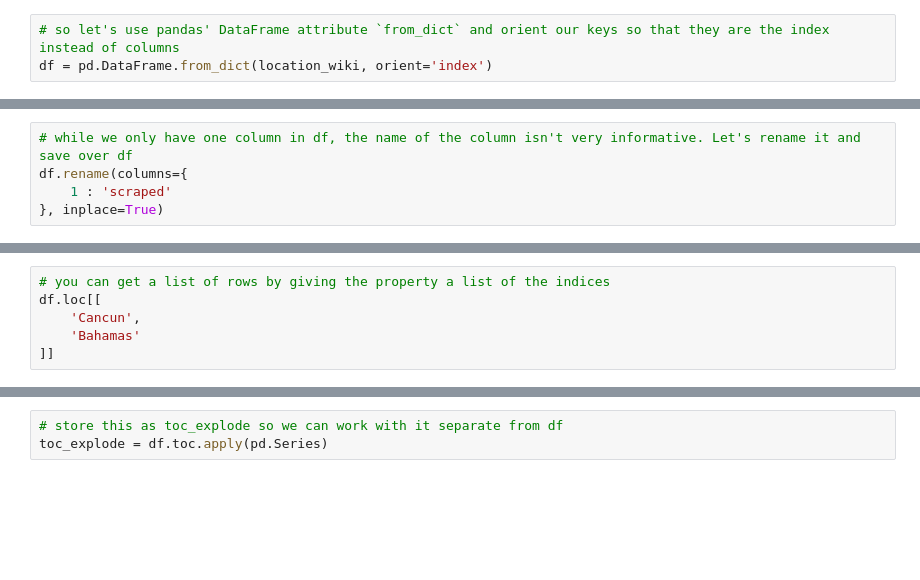
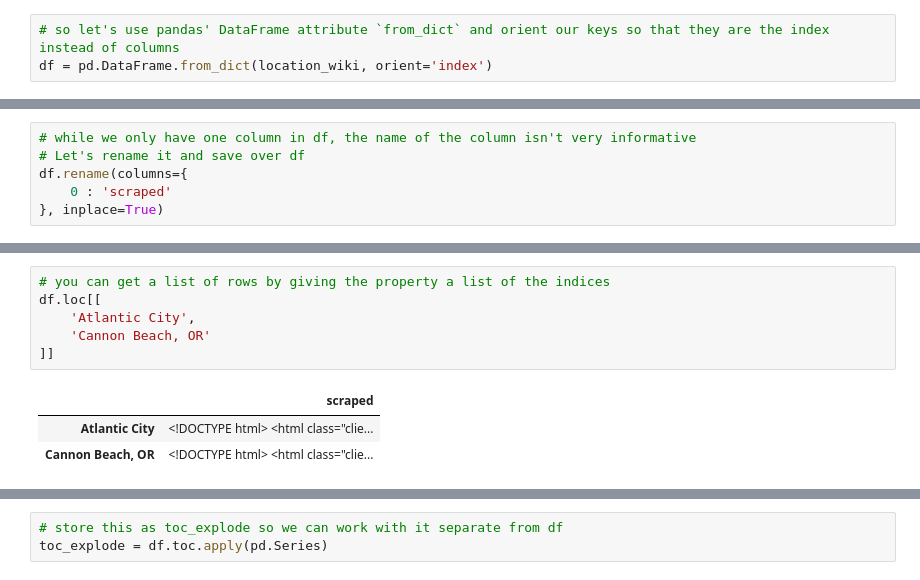
Before and after one commit to it176131/Presentations, a Jupyter notebook: Analytics_Learning_Lab_2019Q1.ipynb, the cells around one changed output, grey strips where cells are left out. Cells and saved outputs as stored; diff of their text form; blank space fills up the shorter version.

```diff
--- a/Analytics_Learning_Lab_2019Q1.ipynb
+++ b/Analytics_Learning_Lab_2019Q1.ipynb
@@ -271,7 +587,8 @@ df.head()
 # %%
-# while we only have one column in df, the name of the column isn't very informative. Let's rename it and save over df
+# while we only have one column in df, the name of the column isn't very informative
+# Let's rename it and save over df
 df.rename(columns={
-    1 : 'scraped'
+    0 : 'scraped'
 }, inplace=True)
 # %%
 # check if the column name changed
@@ -287,9 +614,13 @@ df.iloc[0]
 # %%
 # you can get a list of rows by giving the property a list of the indices
 df.loc[[
-    'Cancun',
-    'Bahamas'
+    'Atlantic City',
+    'Cannon Beach, OR'
 ]]
+# %% [output]
+|  | scraped |
+| Atlantic City | <!DOCTYPE html> <html class="clie... |
+| Cannon Beach, OR | <!DOCTYPE html> <html class="clie... |
 # %%
 # you can also give the property a "slice"
 df.iloc[2:4]
```
Also changed, not shown: parts of 139 cells of this notebook.
